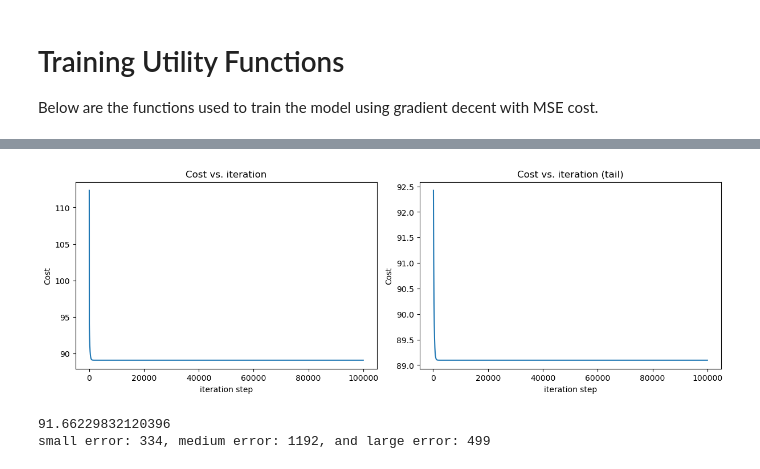
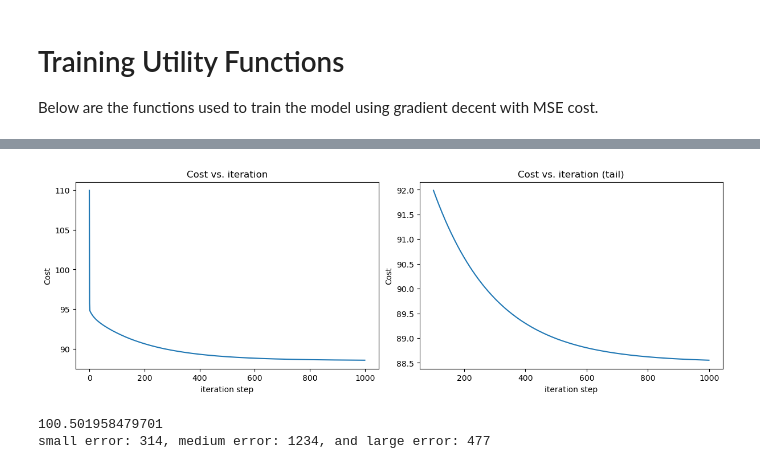
Before and after one commit to sachinallums/cs129LairWaitTime, a Jupyter notebook: wait_time_model.ipynb, the cells around one changed output, grey strips where cells are left out. Saved outputs shown, nothing was run; the diff lists cells and outputs as text; code cells hidden in the pictures.

Commit message:
First pass at regularization (Normalization still needed)

```diff
--- a/wait_time_model.ipynb
+++ b/wait_time_model.ipynb
@@ -40,7 +40,7 @@ TEST_SIZE = 0.1
 
 # Model hyperparameters
 LEARNING_RATE = 5.0e-3
-ITERATIONS = 100000
+ITERATIONS = 1000
 LAMBDA = None
 W_INIT = lambda n_features: np.random.randn(n_features) * 0.01
 
@@ -125,6 +125,24 @@ def compute_cost(X, y, w, b):
     f_wb = (X @ w) + b
     error = (f_wb - y)
     return (error @ error) / (2 * m)
+# %%
+def compute_cost_regularized(X, y, w, b, lambda_=0):
+    """
+    compute cost
+    Args:
+      X (ndarray (m,n)): Data, m examples with n features
+      y (ndarray (m,)) : target values
+      w (ndarray (n,)) : model parameters
+      b (scalar)       : model parameter
+
+    Returns:
+      cost (scalar): cost
+    """
+    m = X.shape[0]
+    f_wb = (X @ w) + b
+    error = (f_wb - y)
+    regularization = (lambda_ / m) * (w @ w)
+    return (error @ error) / (2 * m) + regularization
 # %%
 def compute_gradient(X, y, w, b):
     """
@@ -144,6 +162,25 @@ def compute_gradient(X, y, w, b):
     dj_dw = (np.transpose(X) @ error) / m
     dj_db = np.sum(error) / m
     return dj_db, dj_dw
+# %%
+def compute_gradient_regularized(X, y, w, b, lambda_=0):
+    """
+    Computes the gradient for linear regression
+    Args:
+      X (ndarray (m,n)): Data, m examples with n features
+      y (ndarray (m,)) : target values
+      w (ndarray (n,)) : model parameters
+      b (scalar)       : model parameter
+
+    Returns:
+      dj_dw (ndarray (n,)): The gradient of the cost w.r.t. the parameters w.
+      dj_db (scalar):       The gradient of the cost w.r.t. the parameter b.
+    """
+    m = X.shape[0]
+    error = (X @ w) + b - y
+    dj_dw = ((np.transpose(X) @ error) + (lambda_ * w)) / m
+    dj_db = np.sum(error) / m
+    return dj_db, dj_dw
 # %%
 def gradient_descent(X, y, w_in, b_in, cost_function, gradient_function, alpha, num_iters):
     """
@@ -214,7 +251,7 @@ print(f"Type of w: {type(w_init)}, and type of b: {type(b_init)}")
 # print(f'Cost at optimal w : {cost}')
 
 #Compute and display gradient
-tmp_dj_db, tmp_dj_dw = compute_gradient(X_train, y_train, w_init, b_init)
+tmp_dj_db, tmp_dj_dw = compute_gradient_regularized(X_train, y_train, w_init, b_init)
 print(f'dj_db at initial w,b: {tmp_dj_db}')
 print(f'dj_dw at initial w,b: \n {tmp_dj_dw}')
 
@@ -226,7 +263,7 @@ alpha = LEARNING_RATE
 
 # run gradient descent
 w_final, b_final, J_hist = gradient_descent(X_train, y_train, initial_w, initial_b,
-                                                compute_cost, compute_gradient,
+                                                compute_cost_regularized, compute_gradient_regularized,
                                                 alpha, iterations)
 print(f"b,w found by gradient descent: {b_final:0.2f},{w_final} ")
 m,_ = X_train.shape
@@ -243,7 +280,7 @@ ax1.set_xlabel('iteration step')   ;  ax2.set_xlabel('iteration step')
 plt.show()
 
 # Compute cost function for cross validation set
-print(compute_cost(X_cross, Y_cross, w_final, b_final))
+print(compute_cost_regularized(X_cross, Y_cross, w_final, b_final))
 small, medium, large = compute_error_bins(X_cross, Y_cross, w_final, b_final)
 print(f"small error: {small}, medium error: {medium}, and large error: {large}")
 
@@ -278,3 +315,3 @@ prediction: 29.88, target value: 26
-[figure, old version]
+[figure, new version]
-91.66229832120396
-small error: 334, medium error: 1192, and large error: 499
+100.501958479701
+small error: 314, medium error: 1234, and large error: 477
```
Also changed, not shown: parts of 1 cell of this notebook.
